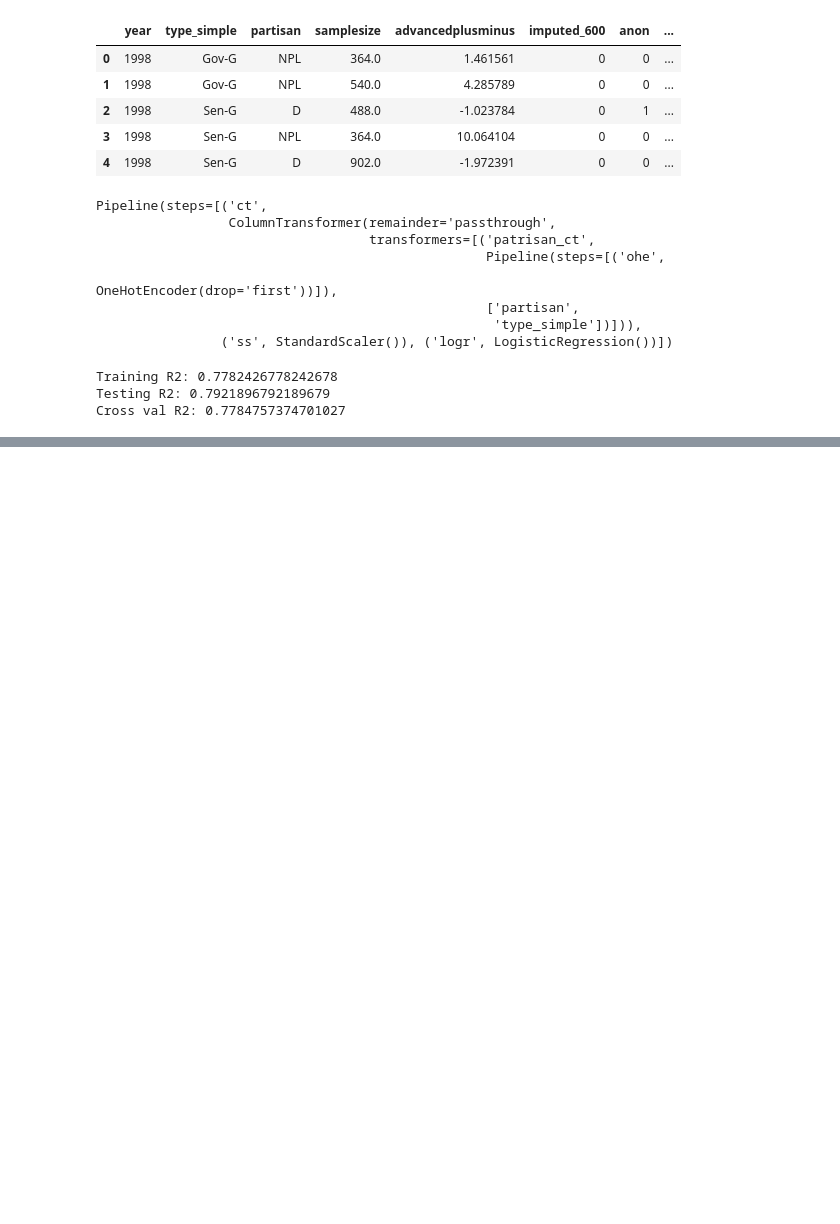
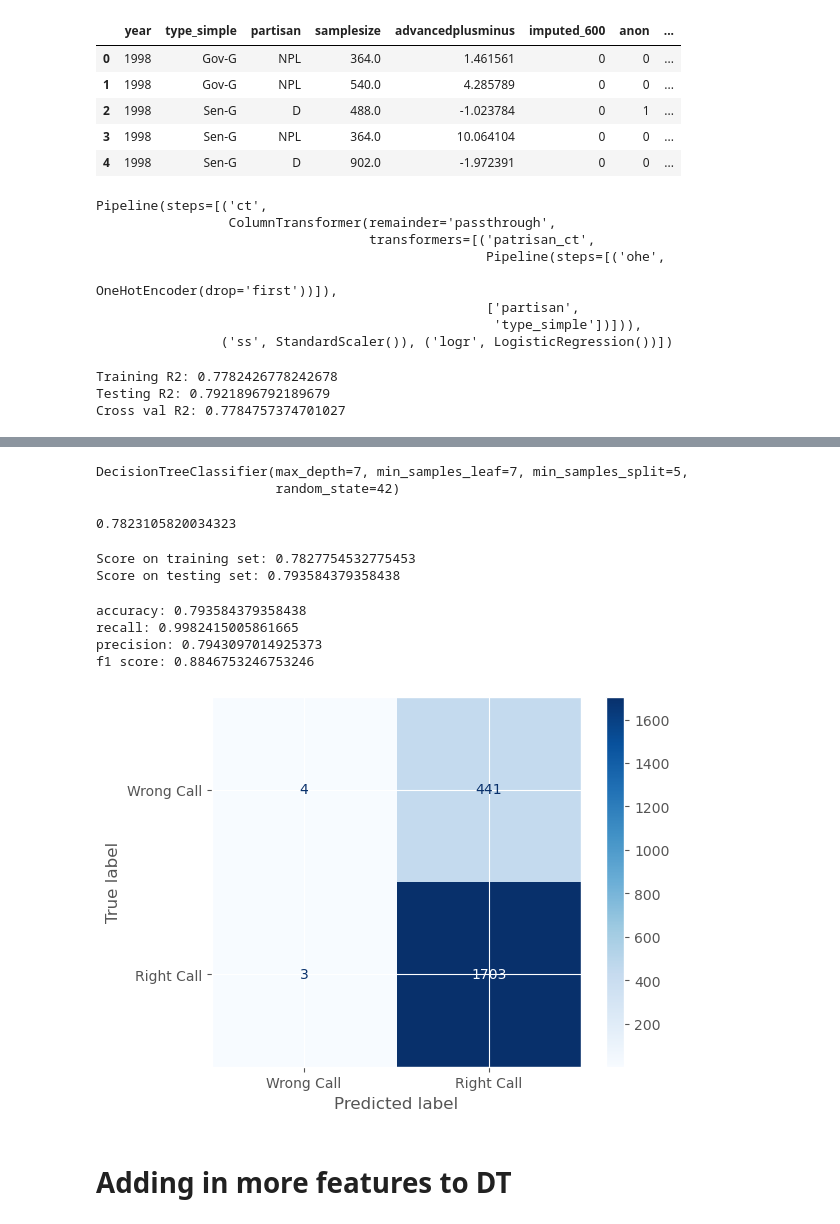
Before and after one commit to vijay-ravuri/poll-accuracy-modeling, a Jupyter notebook: code/NikkiNotebook2.ipynb, the cells around one changed output, grey strips where cells are left out. Cells and saved outputs as stored; diff of their text form; code cells hidden in the pictures; blank space fills up the shorter version.

```diff
--- a/code/NikkiNotebook2.ipynb
+++ b/code/NikkiNotebook2.ipynb
@@ -857,0 +886,6 @@ ConfusionMatrixDisplay.from_estimator(lg_pipe,
+# %%
+X = polls2[['imputed_600', 'anon', 'registered_voters', 'averaged', 'org', 'person', 'Text', 'Live Phone', 'Mail',
+           'Face-to-Face', 'IVR', 'Online']]
+y = polls2['rightcall'].map({1:1, 0:0, 0.5:0})
+# %%
+X_train, X_test, y_train, y_test = train_test_split(X,y, random_state = 42, train_size = 0.8)
@@ -857,0 +921,33 @@ ConfusionMatrixDisplay.from_estimator(lg_pipe,
+# %%
+grid.best_estimator_
+# %% [output]
+DecisionTreeClassifier(max_depth=7, min_samples_leaf=7, min_samples_split=5,
+                       random_state=42)
+# %%
+grid.best_score_
+# %% [output]
+0.7823105820034323
+# %%
+# Instantiate model with best parameters
+dt = grid.best_estimator_
+
+# Fit model.
+dt.fit(X_train, y_train)
+
+# Evaluate model.
+print(f'Score on training set: {dt.score(X_train, y_train)}')
+print(f'Score on testing set: {dt.score(X_test, y_test)}')
+# %% [output]
+Score on training set: 0.7827754532775453
+Score on testing set: 0.793584379358438
+# %%
+#making a confusion matrix
+dt_eval = evaluation(X_test, y_test, dt);
+# %% [output]
+accuracy: 0.793584379358438
+recall: 0.9982415005861665
+precision: 0.7943097014925373
+f1 score: 0.8846753246753246
+[figure, added]
+# %% [markdown]
+# Adding in more features to DT
```
Also changed, not shown: parts of 40 cells of this notebook.
